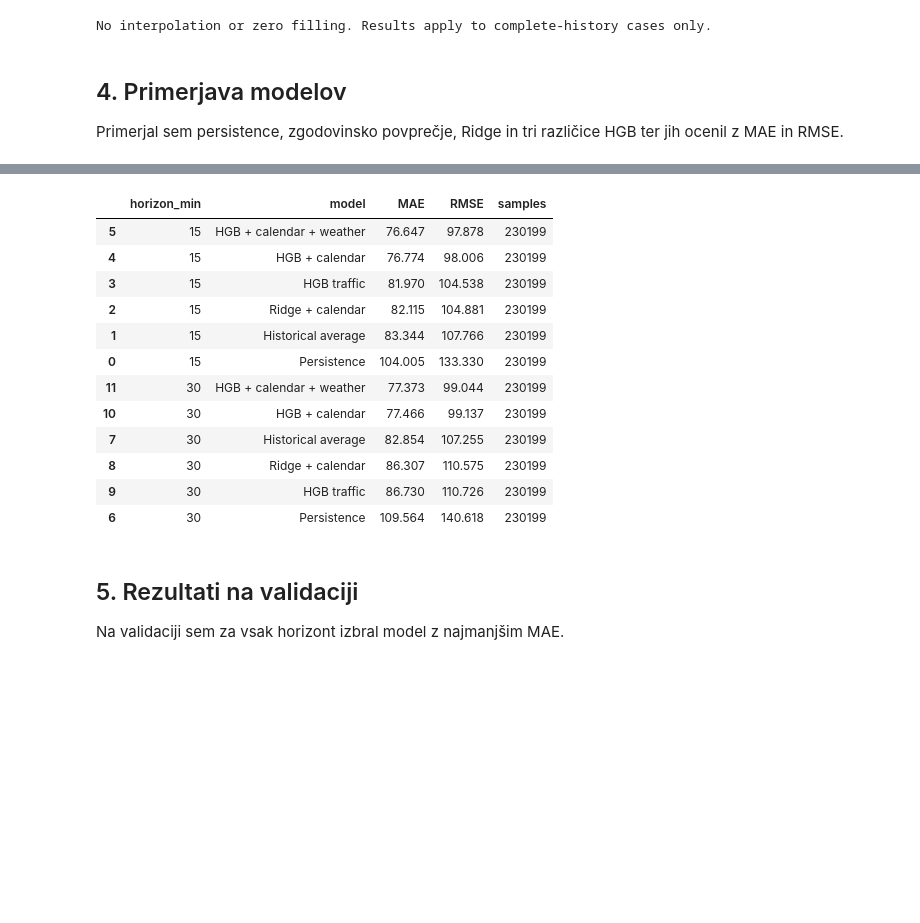
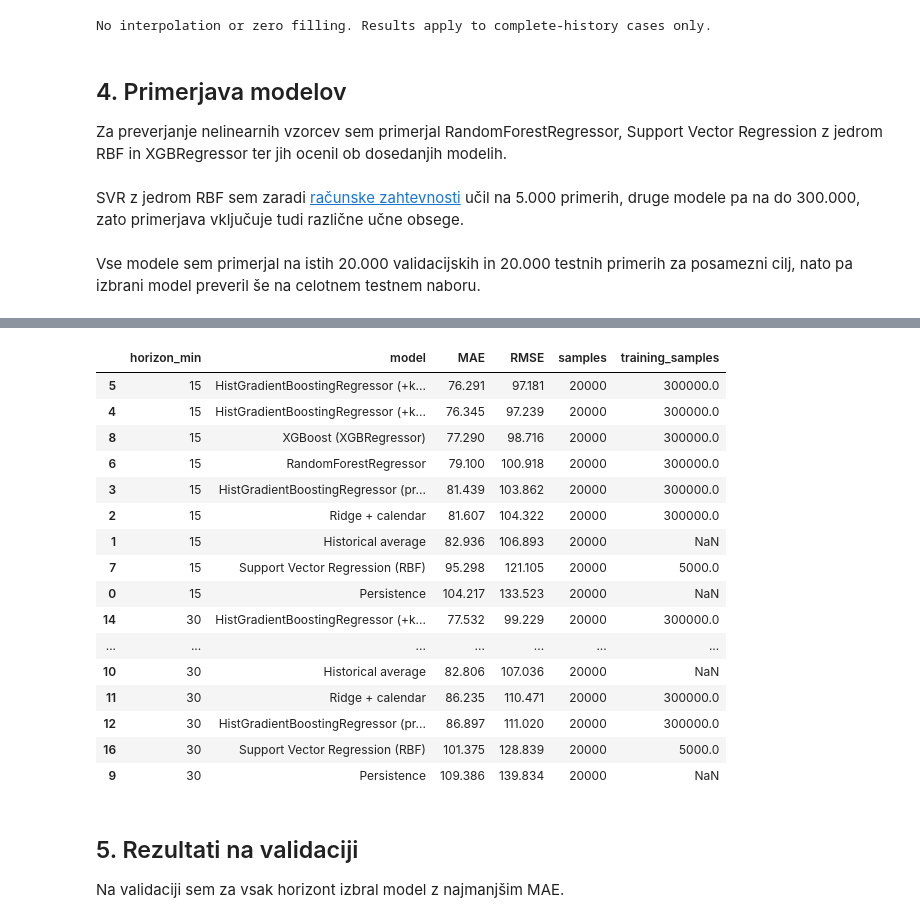
Before and after one commit to bagiicpp/traffic-twin, a Jupyter notebook: notebooks/07_feature_model_comparison.ipynb, the cells around one changed output, grey strips where cells are left out. Saved outputs shown, nothing was run; the diff lists cells and outputs as text; code cells hidden in the pictures; blank space fills up the shorter version.

```diff
--- a/notebooks/07_feature_model_comparison.ipynb
+++ b/notebooks/07_feature_model_comparison.ipynb
@@ -117,20 +134,14 @@ def split_at(timestamps):
 parts, audit_rows, history_parts = [], [], []
 for detid in detector_ids:
     # Conflicting valid duplicates are masked, rather than choosing an arbitrary value.
-    raw = con.execute("""
-        WITH valid AS (
-            SELECT CAST(day AS TIMESTAMP) + interval * INTERVAL '1 second' AS timestamp, flow, occ
-            FROM read_parquet(?)
-            WHERE detid = ? AND error IS NULL
-              AND flow BETWEEN 0 AND 99998 AND occ BETWEEN 0 AND 1
-              AND interval BETWEEN 0 AND 86400 AND interval % 180 = 0
-        )
-        SELECT timestamp,
-               CASE WHEN COUNT(DISTINCT flow) = 1 AND COUNT(DISTINCT occ) = 1 THEN MIN(flow) END AS flow,
-               CASE WHEN COUNT(DISTINCT flow) = 1 AND COUNT(DISTINCT occ) = 1 THEN MIN(occ) END AS occ,
-               COUNT(*) AS source_rows
-        FROM valid GROUP BY timestamp ORDER BY timestamp
-    """, [str(TRAFFIC_PATH), detid]).df().set_index('timestamp')
+    source = read_detector(detid)
+    source = source.loc[valid_measurements(source)]
+    raw = source.groupby('timestamp', sort=True).agg(
+        flow=('flow', 'min'), occ=('occ', 'min'), source_rows=('flow', 'size'),
+        flow_unique=('flow', 'nunique'), occ_unique=('occ', 'nunique'))
+    conflict = raw.flow_unique.ne(1) | raw.occ_unique.ne(1)
+    raw.loc[conflict, ['flow', 'occ']] = np.nan
+    del source
     s = raw[['flow', 'occ']].reindex(timeline).astype('float32')
     assert s.index.to_series().diff().dropna().eq(pd.Timedelta(minutes=3)).all()
     audit_rows.append({'detid': detid, 'grid_slots': len(s), 'valid_slots': int(s.flow.notna().sum()),
@@ -168,6 +179,12 @@ for detid in detector_ids:
     future = f.index + pd.Timedelta(minutes=max(HORIZONS))
     f = f.loc[(f['split'].to_numpy() == split_at(future)) & (future < YEAR_END)].copy()
     f['detid'], f['detector_code'] = detid, detector_mapping[detid]
+    # Separate count targets: sum the next 5/10 readings on the full 3-minute grid.
+    # Append AFTER point-forecast eligibility so the existing comparison stays identical.
+    for horizon in HORIZONS:
+        steps = horizon // 3
+        future_sum = s.flow.rolling(steps, min_periods=steps).sum().shift(-steps)
+        f[f'count_target_{horizon}m'] = future_sum.reindex(f.index) / 20
     weather_time = f.index.floor('h') - pd.Timedelta(hours=WEATHER_DELAY_HOURS)
     w = weather.reindex(weather_time)[weather_cols]
     assert (weather_time + pd.Timedelta(hours=WEATHER_DELAY_HOURS) <= f.index).all()
@@ -209,7 +226,11 @@ No interpolation or zero filling. Results apply to complete-history cases only.
 # %% [markdown]
 ## 4. Primerjava modelov
 
-Primerjal sem persistence, zgodovinsko povprečje, Ridge in tri različice HGB ter jih ocenil z MAE in RMSE.
+Za preverjanje nelinearnih vzorcev sem primerjal RandomForestRegressor, Support Vector Regression z jedrom RBF in XGBRegressor ter jih ocenil ob dosedanjih modelih.
+# %% [markdown]
+SVR z jedrom RBF sem zaradi [računske zahtevnosti](https://scikit-learn.org/stable/modules/generated/sklearn.svm.SVR.html) učil na 5.000 primerih, druge modele pa na do 300.000, zato primerjava vključuje tudi različne učne obsege.
+# %% [markdown]
+Vse modele sem primerjal na istih 20.000 validacijskih in 20.000 testnih primerih za posamezni cilj, nato pa izbrani model preveril še na celotnem testnem naboru.
 # %%
 traffic_features = ['detector_code', 'flow', 'occ'] + [
     c for c in data.columns if c.startswith(('flow_lag_', 'occ_lag_', 'flow_mean_', 'flow_std_'))
@@ -284,7 +328,7 @@ assert data.loc[train_indices].detid.nunique() == len(detector_ids)
 for horizon in HORIZONS:
     frame = horizon_frame(horizon)
     train = frame.loc[train_indices]
-    val = frame.loc[frame.split.eq('validation')]
+    val = evaluation_sample(frame.loc[frame.split.eq('validation')])
     y = val[f'target_{horizon}m']
     fitted[horizon] = {}
     for name, column in [('Persistence', 'flow'), ('Historical average', 'historical_prediction')]:
@@ -294,20 +338,23 @@ for horizon in HORIZONS:
         model = make_estimator(kind, features)
         start = time.perf_counter()
         with threadpool_limits(limits=N_JOBS):
-            model.fit(train[features], train[f'target_{horizon}m'])
+            training = model_training_rows(train, kind)
+            model.fit(training[features], training[f'target_{horizon}m'])
             pred = model.predict(val[features])
         seconds = time.perf_counter() - start
         fitted[horizon][name] = model
-        validation_rows.append(score(y, pred, name, horizon, 'validation', seconds))
+        row = score(y, pred, name, horizon, 'validation', seconds)
+        row['training_samples'] = len(training)
+        validation_rows.append(row)
         print(f'{horizon}m | {name}: MAE={validation_rows[-1]["MAE"]:.3f} ({seconds:.1f}s)', flush=True)
     ranked = pd.DataFrame(validation_rows).query('horizon_min == @horizon').sort_values(['MAE', 'RMSE', 'model'])
     assert ranked.samples.nunique() == 1
     winners[horizon] = ranked.iloc[0]['model']
     print(f'Izbran model za {horizon} min: {winners[horizon]}', flush=True)
-    del frame, train, val
+    del frame, train, val, training
     gc.collect()
 
 validation_results = pd.DataFrame(validation_rows).sort_values(['horizon_min', 'MAE', 'RMSE'])
 validation_results.to_csv(OUTPUT_DIR / 'validation_metrics.csv', index=False)
-display(validation_results[['horizon_min', 'model', 'MAE', 'RMSE', 'samples']].round(3))
+display(validation_results[['horizon_min', 'model', 'MAE', 'RMSE', 'samples', 'training_samples']].round(3))
 # %% [output]
@@ -324,16 +377,20 @@ Izbran model za 30 min: HGB + calendar + weather
-|  | horizon_min | model | MAE | RMSE | samples |
-| 5 | 15 | HGB + calendar + weather | 76.647 | 97.878 | 230199 |
-| 4 | 15 | HGB + calendar | 76.774 | 98.006 | 230199 |
-| 3 | 15 | HGB traffic | 81.970 | 104.538 | 230199 |
-| 2 | 15 | Ridge + calendar | 82.115 | 104.881 | 230199 |
-| 1 | 15 | Historical average | 83.344 | 107.766 | 230199 |
-| 0 | 15 | Persistence | 104.005 | 133.330 | 230199 |
-| 11 | 30 | HGB + calendar + weather | 77.373 | 99.044 | 230199 |
-| 10 | 30 | HGB + calendar | 77.466 | 99.137 | 230199 |
-| 7 | 30 | Historical average | 82.854 | 107.255 | 230199 |
-| 8 | 30 | Ridge + calendar | 86.307 | 110.575 | 230199 |
-| 9 | 30 | HGB traffic | 86.730 | 110.726 | 230199 |
-| 6 | 30 | Persistence | 109.564 | 140.618 | 230199 |
+|  | horizon_min | model | MAE | RMSE | samples | training_samples |
+| 5 | 15 | HistGradientBoostingRegressor (+k... | 76.291 | 97.181 | 20000 | 300000.0 |
+| 4 | 15 | HistGradientBoostingRegressor (+k... | 76.345 | 97.239 | 20000 | 300000.0 |
+| 8 | 15 | XGBoost (XGBRegressor) | 77.290 | 98.716 | 20000 | 300000.0 |
+| 6 | 15 | RandomForestRegressor | 79.100 | 100.918 | 20000 | 300000.0 |
+| 3 | 15 | HistGradientBoostingRegressor (pr... | 81.439 | 103.862 | 20000 | 300000.0 |
+| 2 | 15 | Ridge + calendar | 81.607 | 104.322 | 20000 | 300000.0 |
+| 1 | 15 | Historical average | 82.936 | 106.893 | 20000 | NaN |
+| 7 | 15 | Support Vector Regression (RBF) | 95.298 | 121.105 | 20000 | 5000.0 |
+| 0 | 15 | Persistence | 104.217 | 133.523 | 20000 | NaN |
+| 14 | 30 | HistGradientBoostingRegressor (+k... | 77.532 | 99.229 | 20000 | 300000.0 |
+| ... | ... | ... | ... | ... | ... | ... |
+| 10 | 30 | Historical average | 82.806 | 107.036 | 20000 | NaN |
+| 11 | 30 | Ridge + calendar | 86.235 | 110.471 | 20000 | 300000.0 |
+| 12 | 30 | HistGradientBoostingRegressor (pr... | 86.897 | 111.020 | 20000 | 300000.0 |
+| 16 | 30 | Support Vector Regression (RBF) | 101.375 | 128.839 | 20000 | 5000.0 |
+| 9 | 30 | Persistence | 109.386 | 139.834 | 20000 | NaN |
 # %% [markdown]
 ## 5. Rezultati na validaciji
 
```
Also changed, not shown: parts of 19 cells of this notebook, 2 other files.
